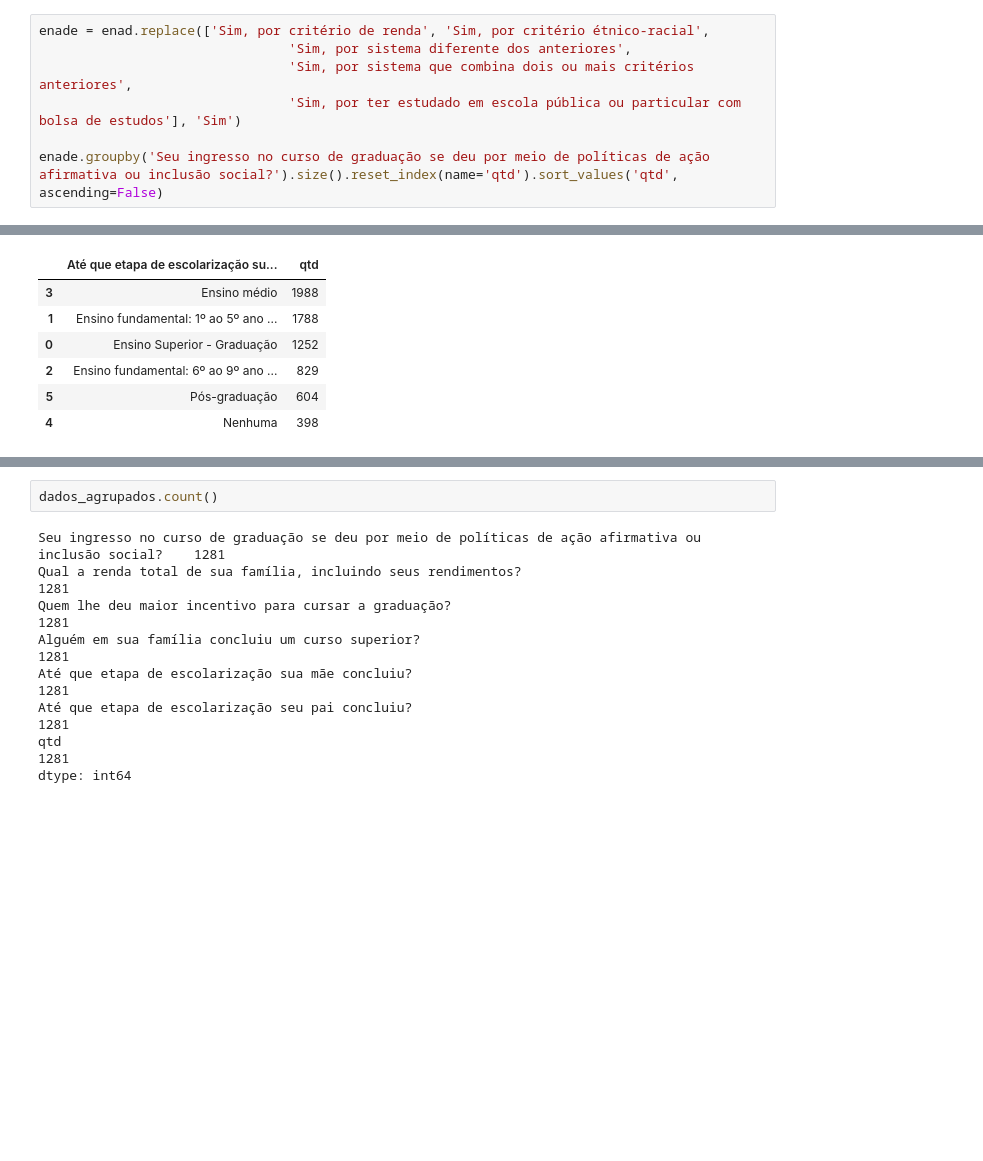
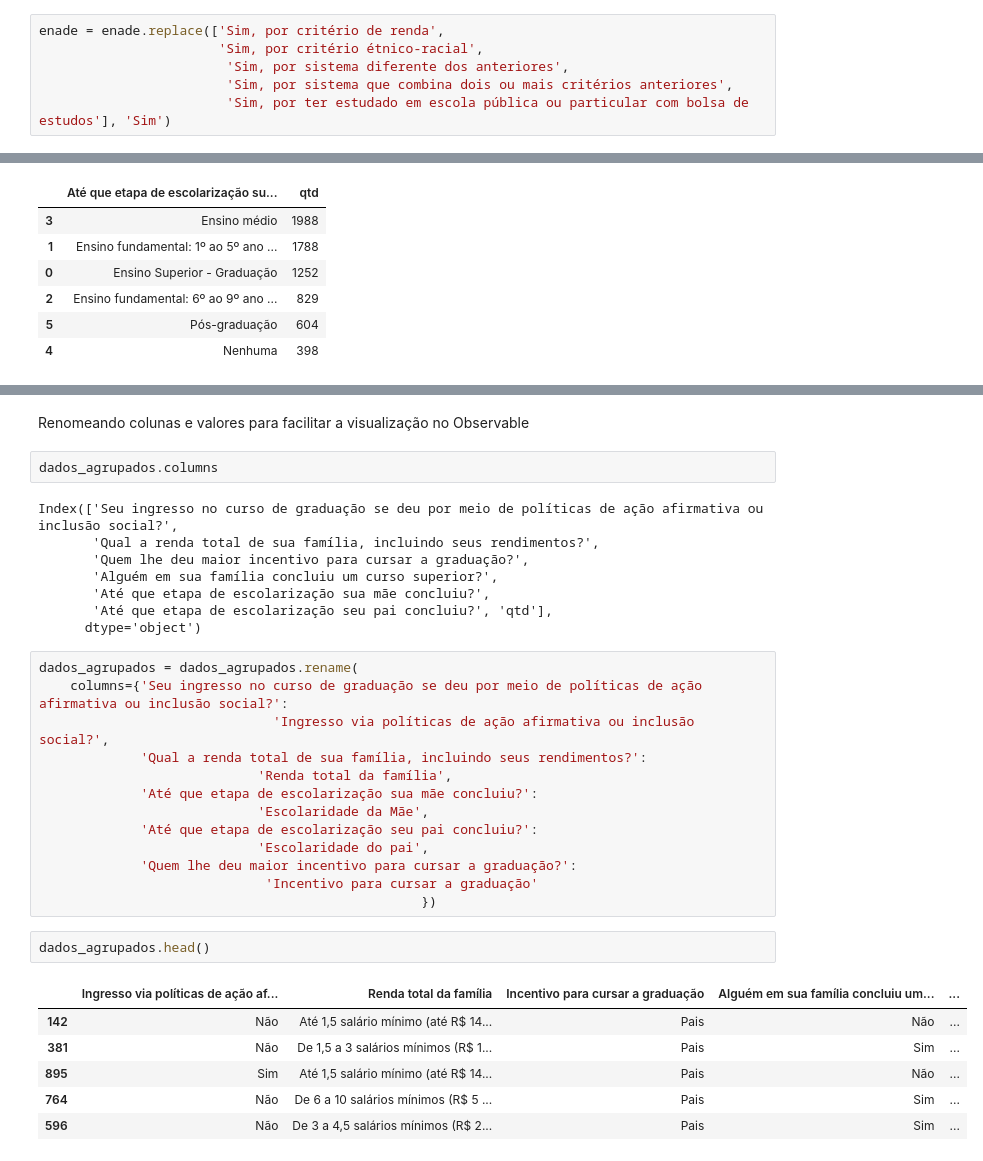
Before and after one commit to Lorenaps/visualizacao-de-dados, a Jupyter notebook: pre_processamento_dados/analise_enade.ipynb, the cells around one changed output, grey strips where cells are left out. Saved outputs shown, nothing was run; the diff lists cells and outputs as text; blank space fills up the shorter version.

Commit message:
analise_enade.ipynb: Adicioando comentários e diminuindo nome de colunas e valores

```diff
--- a/pre_processamento_dados/analise_enade.ipynb
+++ b/pre_processamento_dados/analise_enade.ipynb
@@ -64,7 +79,6 @@ Desconsiderando as diferentes classificações de politicas afirmativas
 # %%
-enade = enad.replace(['Sim, por critério de renda', 'Sim, por critério étnico-racial',
-                                'Sim, por sistema diferente dos anteriores',
-                                'Sim, por sistema que combina dois ou mais critérios anteriores',
-                                'Sim, por ter estudado em escola pública ou particular com bolsa de estudos'], 'Sim')
-
-enade.groupby('Seu ingresso no curso de graduação se deu por meio de políticas de ação afirmativa ou inclusão social?').size().reset_index(name='qtd').sort_values('qtd', ascending=False)
+enade = enade.replace(['Sim, por critério de renda',
+                       'Sim, por critério étnico-racial',
+                        'Sim, por sistema diferente dos anteriores',
+                        'Sim, por sistema que combina dois ou mais critérios anteriores',
+                        'Sim, por ter estudado em escola pública ou particular com bolsa de estudos'], 'Sim')
@@ -141,14 +154,37 @@ dados_agrupados.head()
 | 895 | Sim | Até 1,5 salário mínimo (até R$ 14... | Pais | Não | ... |
 | 764 | Não | De 6 a 10 salários mínimos (R$ 5 ... | Pais | Sim | ... |
 | 596 | Não | De 3 a 4,5 salários mínimos (R$ 2... | Pais | Sim | ... |
+# %% [markdown]
+Renomeando colunas e valores para facilitar a visualização no Observable
 # %%
-dados_agrupados.count()
+dados_agrupados.columns
 # %% [output]
-Seu ingresso no curso de graduação se deu por meio de políticas de ação afirmativa ou inclusão social?    1281
-Qual a renda total de sua família, incluindo seus rendimentos?                                            1281
-Quem lhe deu maior incentivo para cursar a graduação?                                                     1281
-Alguém em sua família concluiu um curso superior?                                                         1281
-Até que etapa de escolarização sua mãe concluiu?                                                          1281
-Até que etapa de escolarização seu pai concluiu?                                                          1281
-qtd                                                                                                       1281
-dtype: int64
+Index(['Seu ingresso no curso de graduação se deu por meio de políticas de ação afirmativa ou inclusão social?',
+       'Qual a renda total de sua família, incluindo seus rendimentos?',
+       'Quem lhe deu maior incentivo para cursar a graduação?',
+       'Alguém em sua família concluiu um curso superior?',
+       'Até que etapa de escolarização sua mãe concluiu?',
+       'Até que etapa de escolarização seu pai concluiu?', 'qtd'],
+      dtype='object')
+# %%
+dados_agrupados = dados_agrupados.rename(
+    columns={'Seu ingresso no curso de graduação se deu por meio de políticas de ação afirmativa ou inclusão social?':
+                              'Ingresso via políticas de ação afirmativa ou inclusão social?',
+             'Qual a renda total de sua família, incluindo seus rendimentos?':
+                            'Renda total da família',
+             'Até que etapa de escolarização sua mãe concluiu?':
+                            'Escolaridade da Mãe',
+             'Até que etapa de escolarização seu pai concluiu?':
+                            'Escolaridade do pai',
+             'Quem lhe deu maior incentivo para cursar a graduação?':
+                             'Incentivo para cursar a graduação'
+                                                 })
+# %%
+dados_agrupados.head()
+# %% [output]
+|  | Ingresso via políticas de ação af... | Renda total da família | Incentivo para cursar a graduação | Alguém em sua família concluiu um... | ... |
+| 142 | Não | Até 1,5 salário mínimo (até R$ 14... | Pais | Não | ... |
+| 381 | Não | De 1,5 a 3 salários mínimos (R$ 1... | Pais | Sim | ... |
+| 895 | Sim | Até 1,5 salário mínimo (até R$ 14... | Pais | Não | ... |
+| 764 | Não | De 6 a 10 salários mínimos (R$ 5 ... | Pais | Sim | ... |
+| 596 | Não | De 3 a 4,5 salários mínimos (R$ 2... | Pais | Sim | ... |
```
Also changed, not shown: parts of 20 cells of this notebook.
